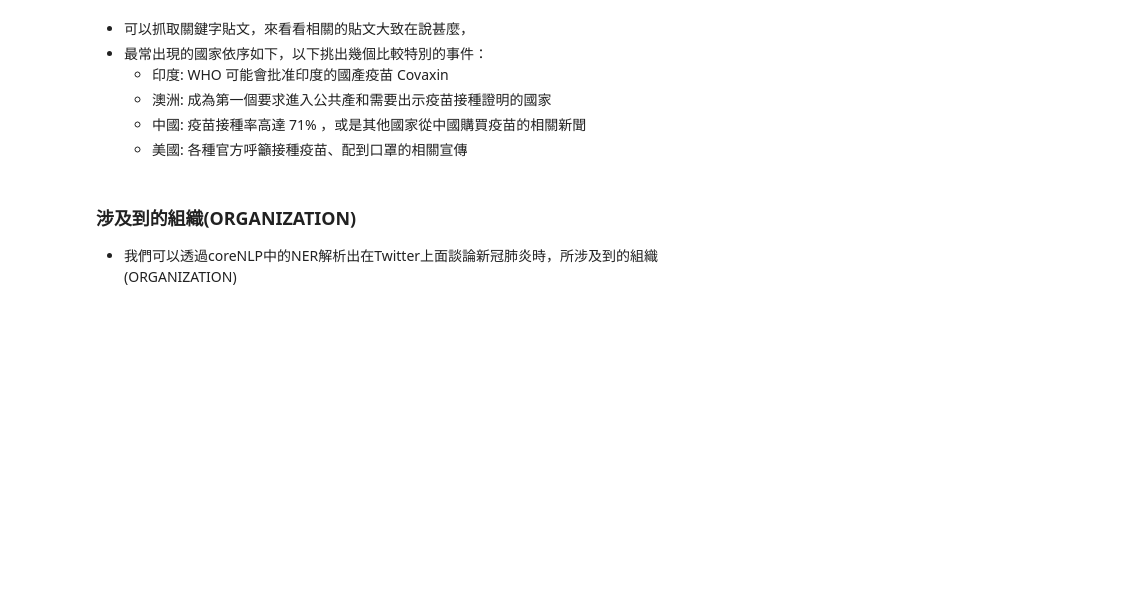
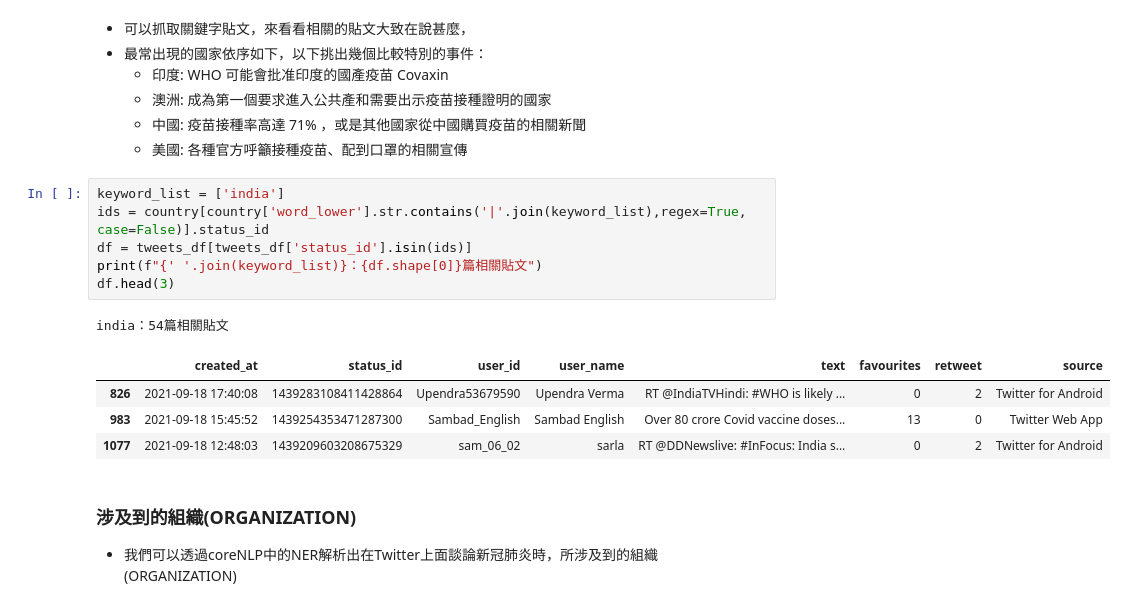
Before and after one commit to Text-Analytics-and-Retrieval/SMA_2021F, a Jupyter notebook: week6_sentiment_analysis2/week6_sentiment2_en.ipynb, the cells around one changed output. Cells and saved outputs as stored; diff of their text form; blank space fills up the shorter version.

```diff
--- a/week6_sentiment_analysis2/week6_sentiment2_en.ipynb
+++ b/week6_sentiment_analysis2/week6_sentiment2_en.ipynb
@@ -526,6 +570,18 @@ fig.show()
     + 澳洲: 成為第一個要求進入公共產和需要出示疫苗接種證明的國家
     + 中國: 疫苗接種率高達 71% ，或是其他國家從中國購買疫苗的相關新聞
     + 美國: 各種官方呼籲接種疫苗、配到口罩的相關宣傳
+# %%
+keyword_list = ['india']
+ids = country[country['word_lower'].str.contains('|'.join(keyword_list),regex=True, case=False)].status_id
+df = tweets_df[tweets_df['status_id'].isin(ids)]
+print(f"{' '.join(keyword_list)}：{df.shape[0]}篇相關貼文")
+df.head(3)
+# %% [output]
+india：54篇相關貼文
+|  | created_at | status_id | user_id | user_name | text | favourites | retweet | source |
+| 826 | 2021-09-18 17:40:08 | 1439283108411428864 | Upendra53679590 | Upendra Verma | RT @IndiaTVHindi: #WHO is likely ... | 0 | 2 | Twitter for Android |
+| 983 | 2021-09-18 15:45:52 | 1439254353471287300 | Sambad_English | Sambad English | Over 80 crore Covid vaccine doses... | 13 | 0 | Twitter Web App |
+| 1077 | 2021-09-18 12:48:03 | 1439209603208675329 | sam_06_02 | sarla | RT @DDNewslive: #InFocus: India s... | 0 | 2 | Twitter for Android |
 # %% [markdown]
 ### 涉及到的組織(ORGANIZATION)
 + 我們可以透過coreNLP中的NER解析出在Twitter上面談論新冠肺炎時，所涉及到的組織(ORGANIZATION)
```
Also changed, not shown: parts of 24 cells of this notebook, 3 other files.
